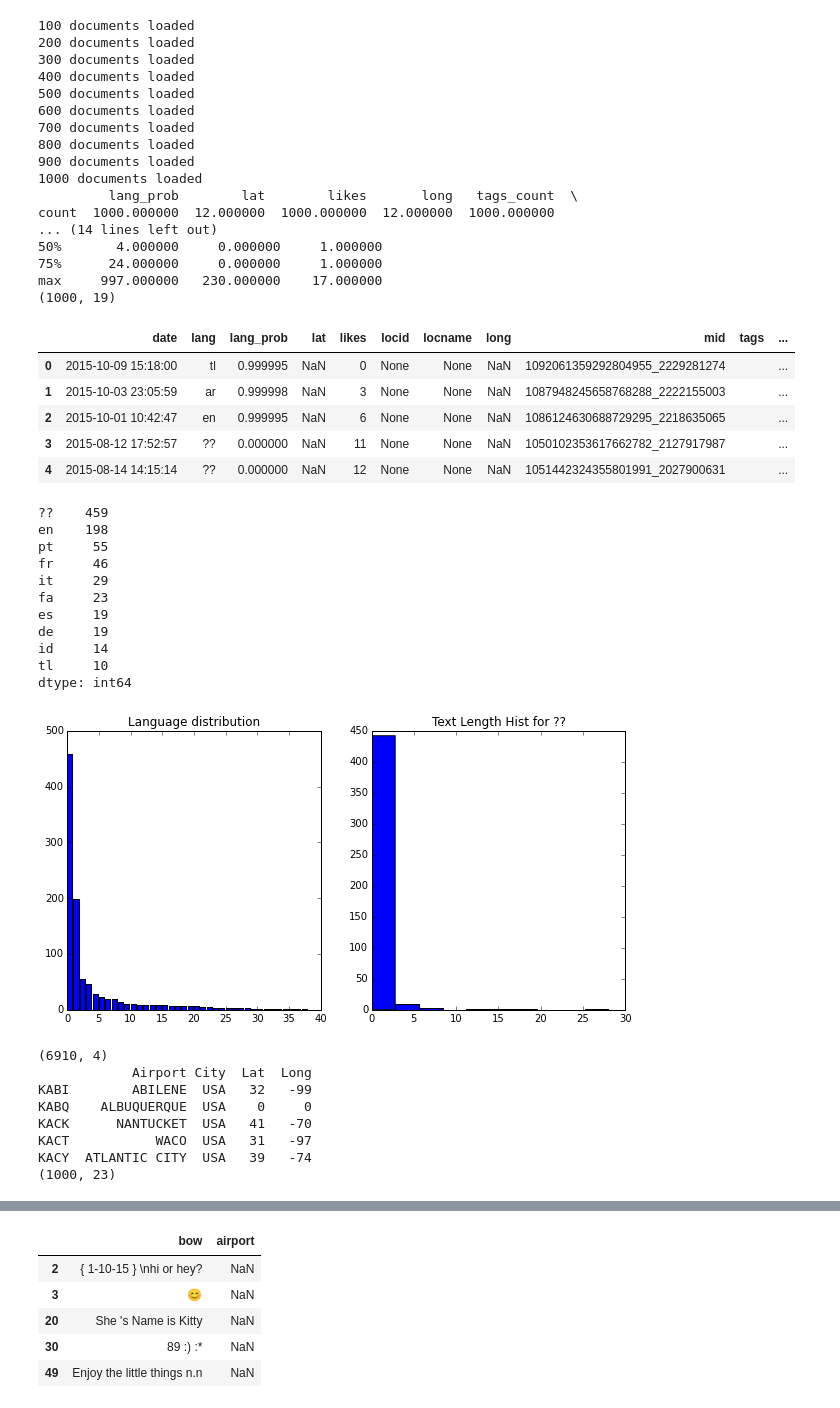
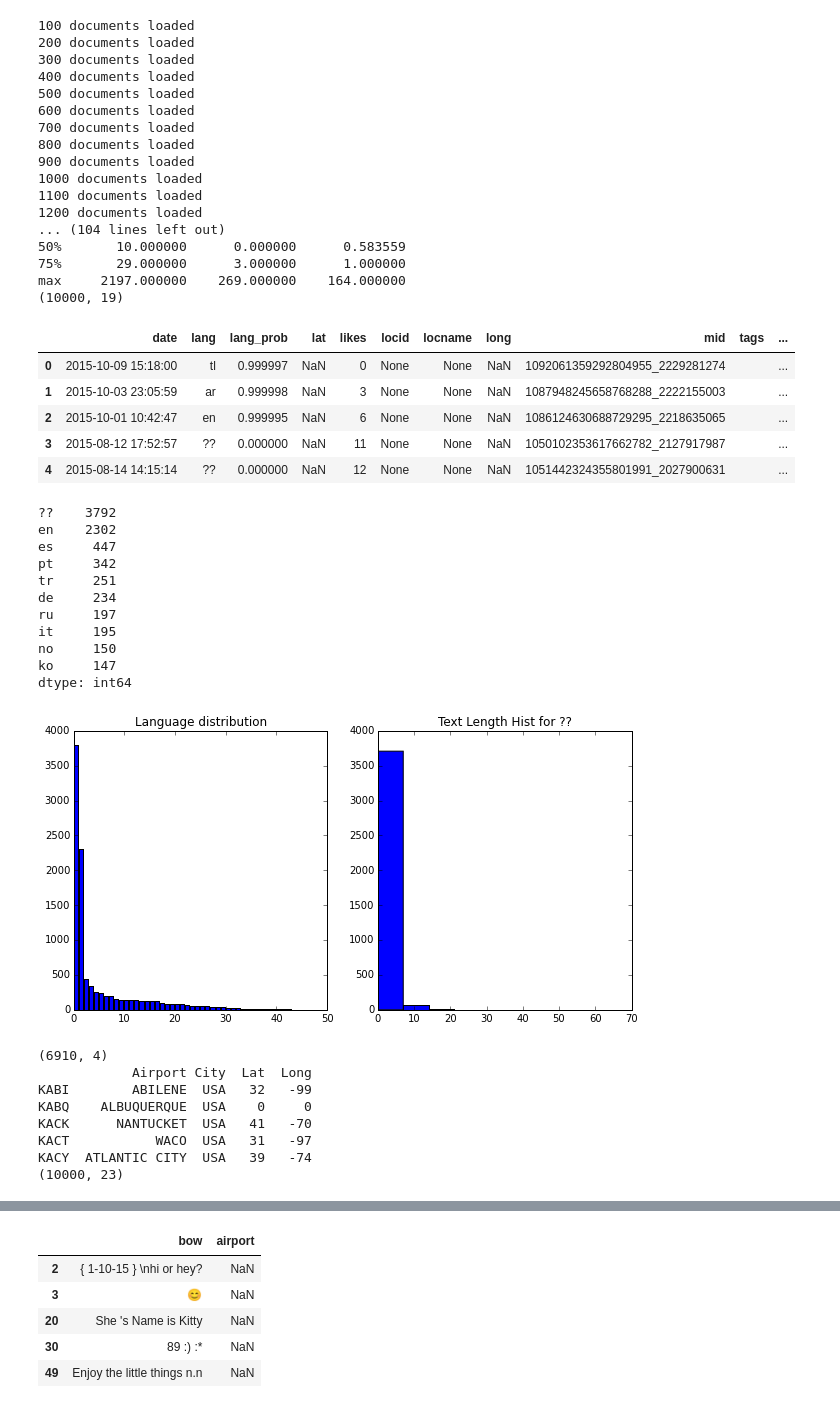
Before and after one commit to dougkang/ds210_capstone, a Jupyter notebook: text_features/Text Features Prototype.ipynb, the cells around one changed output, grey strips where cells are left out. Cells and saved outputs as stored; diff of their text form; code cells hidden in the pictures.

```diff
--- a/text_features/Text Features Prototype.ipynb
+++ b/text_features/Text Features Prototype.ipynb
@@ -14,29 +14,29 @@ import matplotlib.pyplot as plt
 sys.path.append("src/main/python")
 from load_data import load
 # %%
-df = load(1000)
+df = load(10000)
 print df.shape
 df.head()
 # %% [output]
 100 documents loaded
 200 documents loaded
 300 documents loaded
 400 documents loaded
 500 documents loaded
 600 documents loaded
 700 documents loaded
 800 documents loaded
 900 documents loaded
 1000 documents loaded
-         lang_prob        lat        likes       long   tags_count  \
-count  1000.000000  12.000000  1000.000000  12.000000  1000.000000
-... (14 lines left out)
-50%       4.000000     0.000000     1.000000
-75%      24.000000     0.000000     1.000000
-max     997.000000   230.000000    17.000000
-(1000, 19)
+1100 documents loaded
+1200 documents loaded
+... (104 lines left out)
+50%       10.000000      0.000000      0.583559
+75%       29.000000      3.000000      1.000000
+max     2197.000000    269.000000    164.000000
+(10000, 19)
 |  | date | lang | lang_prob | lat | likes | locid | locname | long | mid | tags | ... |
-| 0 | 2015-10-09 15:18:00 | tl | 0.999995 | NaN | 0 | None | None | NaN | 1092061359292804955_2229281274 |  | ... |
+| 0 | 2015-10-09 15:18:00 | tl | 0.999997 | NaN | 0 | None | None | NaN | 1092061359292804955_2229281274 |  | ... |
 | 1 | 2015-10-03 23:05:59 | ar | 0.999998 | NaN | 3 | None | None | NaN | 1087948245658768288_2222155003 |  | ... |
 | 2 | 2015-10-01 10:42:47 | en | 0.999995 | NaN | 6 | None | None | NaN | 1086124630688729295_2218635065 |  | ... |
 | 3 | 2015-08-12 17:52:57 | ?? | 0.000000 | NaN | 11 | None | None | NaN | 1050102353617662782_2127917987 |  | ... |
@@ -56,18 +56,18 @@ ax.hist(list(df.loc[df["lang"] == "??"]["text_length"]))
 ax.set_title("Text Length Hist for ??")
 plt.show()
 # %% [output]
-??    459
-en    198
-pt     55
-fr     46
-it     29
-fa     23
-es     19
-de     19
-id     14
-tl     10
+??    3792
+en    2302
+es     447
+pt     342
+tr     251
+de     234
+ru     197
+it     195
+no     150
+ko     147
 dtype: int64
-[figure, old version]
+[figure, new version]
 # %%
 airports_df = pd.read_csv("src/main/resources/airports.dat", sep=":")
 airports_df = airports_df.loc[airports_df['LongDir'] == 'U']
@@ -96,7 +96,7 @@ KABQ    ALBUQUERQUE  USA    0     0
 KACK      NANTUCKET  USA   41   -70
 KACT           WACO  USA   31   -97
 KACY  ATLANTIC CITY  USA   39   -74
-(1000, 23)
+(10000, 23)
 # %%
 # What are the top cities/airports?
 print df['airport'].value_counts().head()
```
Also changed, not shown: parts of 2 cells of this notebook, 4 other files.
